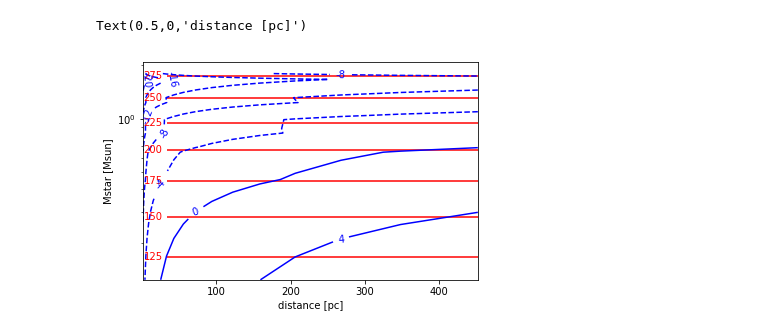
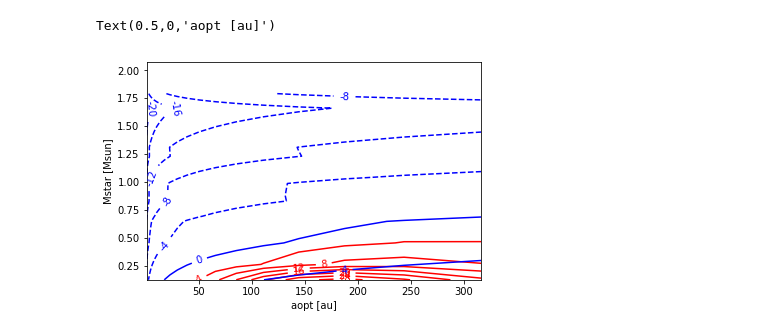
Before and after one commit to LoicNassif/CE-Irregular-Satellites, a Jupyter notebook: jupyter_examples/2DOpt.ipynb, the cells around one changed output. Saved outputs shown, nothing was run; the diff lists cells and outputs as text; code cells hidden in the pictures.

```diff
--- a/jupyter_examples/2DOpt.ipynb
+++ b/jupyter_examples/2DOpt.ipynb
@@ -135,16 +162,18 @@ def sample():
     return Dc, rho, eta, Q, g, Dt, Nstr, Dmax, fQ
 # %%
 def findAopt(Lstar, Mstar, Tstar, dpl, Dc, rho, eta, Q, g, Dt, Nstr, Dmax, fQ, age, a):
-    star = swarms.Star(Lstar, Mstar, Tstar, d=dpl)
+    star = swarms.Star(Lstar, Mstar, Tstar, d=0)
     planet = swarms.Planet(star, M=318*MEARTH , R=None, a=a, Q=Q, Z='002', age=age)
     swarm = swarms.CollSwarm(star, planet, M0, Dt, Dmax, Q=Q, eta=eta, Nstr=Nstr,
                         rho=rho, fQ=fQ, correction=True, Dmin_min=lamb, age=age)
 
-    a_opt = swarm.computeaopt(t=age)
-    return a_opt, star.Imag
+    #a_opt = swarm.computeaopt(t=age)
+    star.d = a/(AU*0.7)*PC
+    return star.Imag, swarm.computeCRscat(g)
 # %%
 AOPT = np.zeros((len(TS), len(TS[0])))
 IMAG = np.zeros((len(TS), len(TS[0])))
+CRSCAT = np.zeros((len(TS), len(TS[0])))
 
 Dc, rho, eta, Q, g, Dt, Nstr, Dmax, fQ = sample()
 M0 = 1.*MEARTH
@@ -153,4 +182,6 @@ lamb = 1.*MICRON
 # %%
 for i in range(len(TS)):
     for j in range(len(TS[0])):
-        AOPT[i][j], IMAG[i][j] = findAopt(LS[i][j], MS[i][j], TS[i][j], DPL[i][j], Dc, rho, eta, Q, g, Dt, Nstr, Dmax, fQ, age, APL[i][j])
+        IMAG[i][j], CRSCAT[i][j] = findAopt(LS[i][j], MS[i][j], TS[i][j], APL[i][j]/(AU*0.7)*PC, Dc, rho, eta, Q, g, Dt, Nstr, Dmax, fQ, age, APL[i][j])
+        print('computing IMAG:{4:.3e} with \t LS:{0:.3e} \t MS:{1:.3e} \t TS:{2:.3e} \t APL:{3:.3e}'.format(LS[i][j]/LSUN, MS[i][j]/MSUN, TS[i][j], APL[i][j]/AU, IMAG[i][j]))
+    print('------------------------------------------------------------------------------------------------')
@@ -158,19 +218,24 @@ for i in range(len(TS)):
 MSIMAG = []
 IMAGREAL = []
 DPLIMAG = []
+AOPTIMAG = []
 for i in range(len(IMAG)):
     temp_MS = []
     temp_IMAG = []
     temp_DPL = []
+    temp_AOPT = []
     for j in range(len(IMAG)):
         if not (np.isnan(IMAG[i][j]) or np.isinf(IMAG[i][j])):
+            temp_AOPT.append(APL[i][j])
             temp_IMAG.append(IMAG[i][j])
             temp_MS.append(MS[i][j])
-            temp_DPL.append(DPL[i][j])
+            #temp_DPL.append(DPL[i][j])
     MSIMAG.append(temp_MS)
     IMAGREAL.append(temp_IMAG)
-    DPLIMAG.append(temp_DPL)
+    #DPLIMAG.append(temp_DPL)
+    AOPTIMAG.append(temp_AOPT)
 
 MSIMAG = np.array(MSIMAG)
 IMAGREAL = np.array(IMAGREAL)
-DPLIMAG = np.array(DPLIMAG)
+#DPLIMAG = np.array(DPLIMAG)
+AOPTIMAG = np.array(AOPTIMAG)
@@ -177,14 +262,14 @@ DPLIMAG = np.array(DPLIMAG)
 # %%
 # plot contour map
 fig, ax = plt.subplots()
-CS = ax.contour(DPL/PC, MS/MSUN, AOPT/AU, colors='r')
-CS2 = ax.contour(DPLIMAG/PC, MSIMAG/MSUN, IMAGREAL, colors='b')
+CS = ax.contour(APL/AU, MS/MSUN, CRSCAT/1e-7, colors='r')
+CS2 = ax.contour(AOPTIMAG/AU, MSIMAG/MSUN, IMAGREAL, colors='b')
 ax.clabel(CS, inline=1, fontsize=10, fmt='%1i')
 ax.clabel(CS2, inline=1, fontsize=10, fmt='%1i')
 #ax.set_xscale('log')
-ax.set_yscale('log')
+#ax.set_yscale('log')
 ax.set_ylabel('Mstar [Msun]')
-ax.set_xlabel('distance [pc]')
+ax.set_xlabel('aopt [au]')
 # %% [output]
-Text(0.5,0,'distance [pc]')
+Text(0.5,0,'aopt [au]')
-[figure, old version]
+[figure, new version]
```
Also changed, not shown: parts of 18 cells of this notebook.
